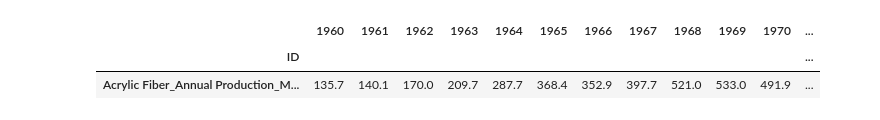
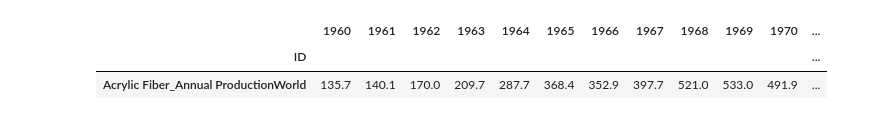
Before and after one commit to ariana848/historical_tech, a Jupyter notebook: reading files/read_pcdb.ipynb, the cells around one changed output. Cells and saved outputs as stored; diff of their text form; code cells hidden in the pictures.

```diff
--- a/reading files/read_pcdb.ipynb
+++ b/reading files/read_pcdb.ipynb
@@ -12,20 +12,20 @@ os.chdir(path)
 # %%
 acrylic_fiber = pd.read_csv('raw data/AcrylicFiber.csv')
 acrylic_fiber.drop(columns=['Previous Production (Mil. lbs)', 'Price (1966 USD/lbs)'], inplace=True)
 acrylic_fiber.set_index('Time (year)', inplace=True)
 acrylic_fiber = acrylic_fiber.transpose()
 acrylic_fiber['Technology Name'] = 'Acrylic Fiber'
 acrylic_fiber['Unit'] = 'Million Pounds'
-acrylic_fiber['Spatial Scale'] = 'Global'
+acrylic_fiber['Spatial Scale'] = 'World'
 acrylic_fiber['Data Source'] = 'Santa Fe Institute'
 acrylic_fiber['Metric'] = 'Annual Production'
-acrylic_fiber['ID'] = acrylic_fiber['Technology Name'] + '_' + acrylic_fiber['Metric'] + '_'+ acrylic_fiber['Unit'] + '_Global'
+acrylic_fiber['ID'] = acrylic_fiber['Technology Name'] + '_' + acrylic_fiber['Metric'] + 'World'
 acrylic_fiber.set_index('ID', drop=True, inplace=True)
 acrylic_fiber.columns.name = None
 acrylic_fiber
 # %% [output]
 |  | 1960 | 1961 | 1962 | 1963 | 1964 | 1965 | 1966 | 1967 | 1968 | 1969 | 1970 | ... |
 | ID |  |  |  |  |  |  |  |  |  |  |  | ... |
-| Acrylic Fiber_Annual Production_M... | 135.7 | 140.1 | 170.0 | 209.7 | 287.7 | 368.4 | 352.9 | 397.7 | 521.0 | 533.0 | 491.9 | ... |
+| Acrylic Fiber_Annual ProductionWorld | 135.7 | 140.1 | 170.0 | 209.7 | 287.7 | 368.4 | 352.9 | 397.7 | 521.0 | 533.0 | 491.9 | ... |
 # %%
 acrylic_fiber.to_csv('cleaned data/acrylic_fiber.csv')
```
Also changed, not shown: 10 other files.
